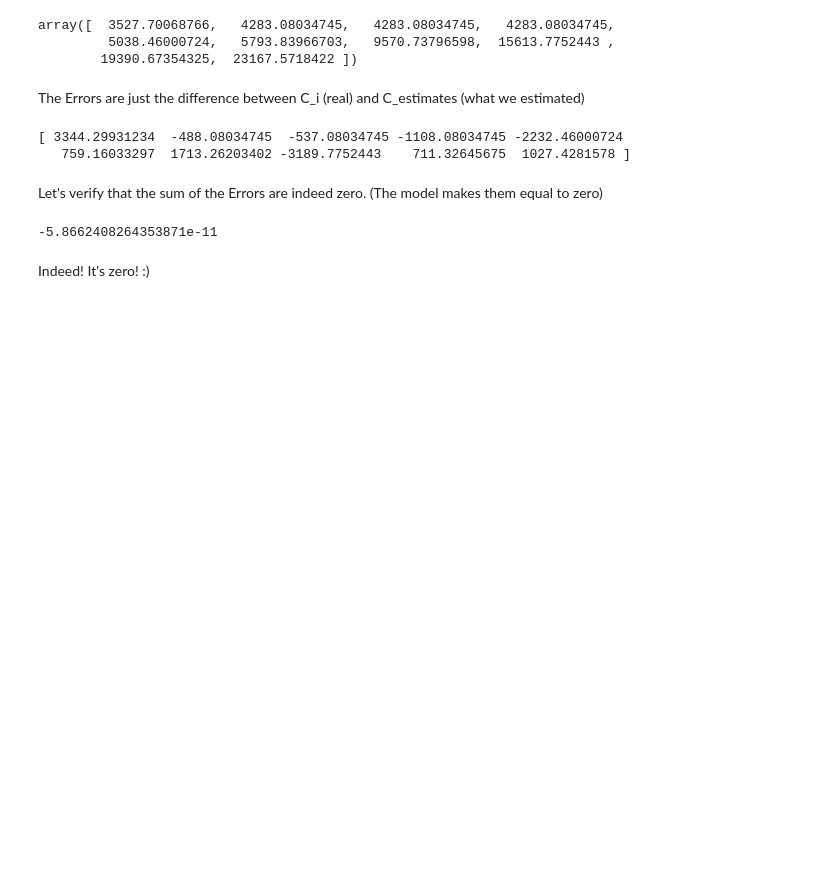
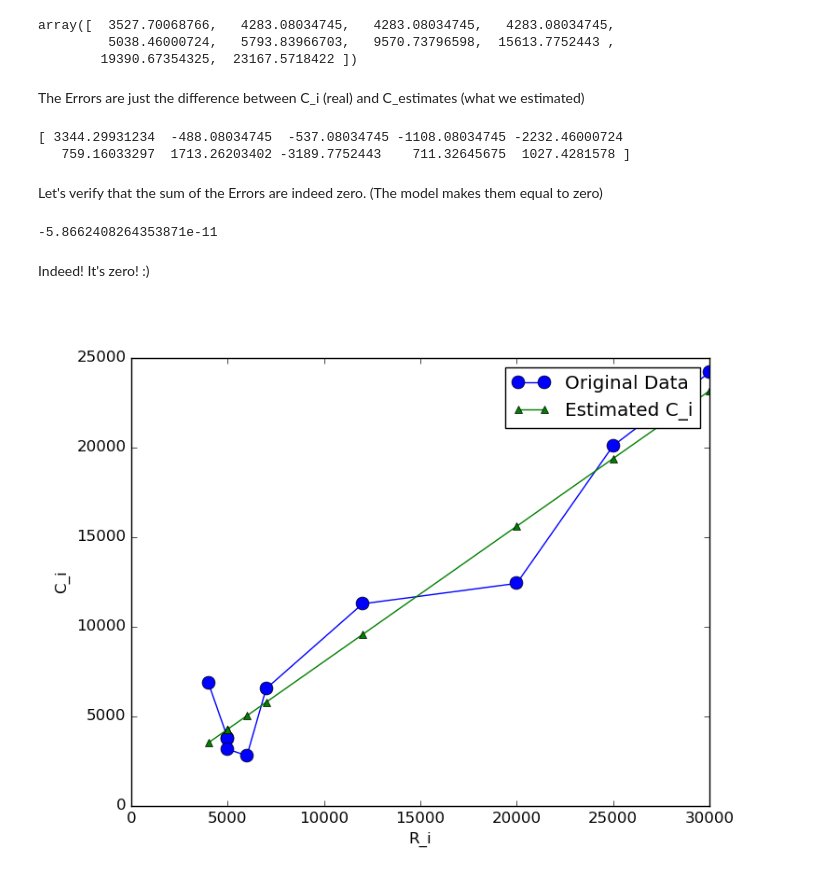
Before and after one commit to moldovean/usm, a Jupyter notebook: Ina/code for Inna.ipynb, the cells around one changed output. Saved outputs shown, nothing was run; the diff lists cells and outputs as text; code cells hidden in the pictures; blank space fills up the shorter version.

```diff
--- a/Ina/code for Inna.ipynb
+++ b/Ina/code for Inna.ipynb
@@ -77,0 +92,4 @@ Indeed! It's zero! :)
+# %%
+Image(filename="Grafic.png")
+# %% [output]
+[figure, added]
```
Also changed, not shown: parts of 3 cells of this notebook, 1 other file.
